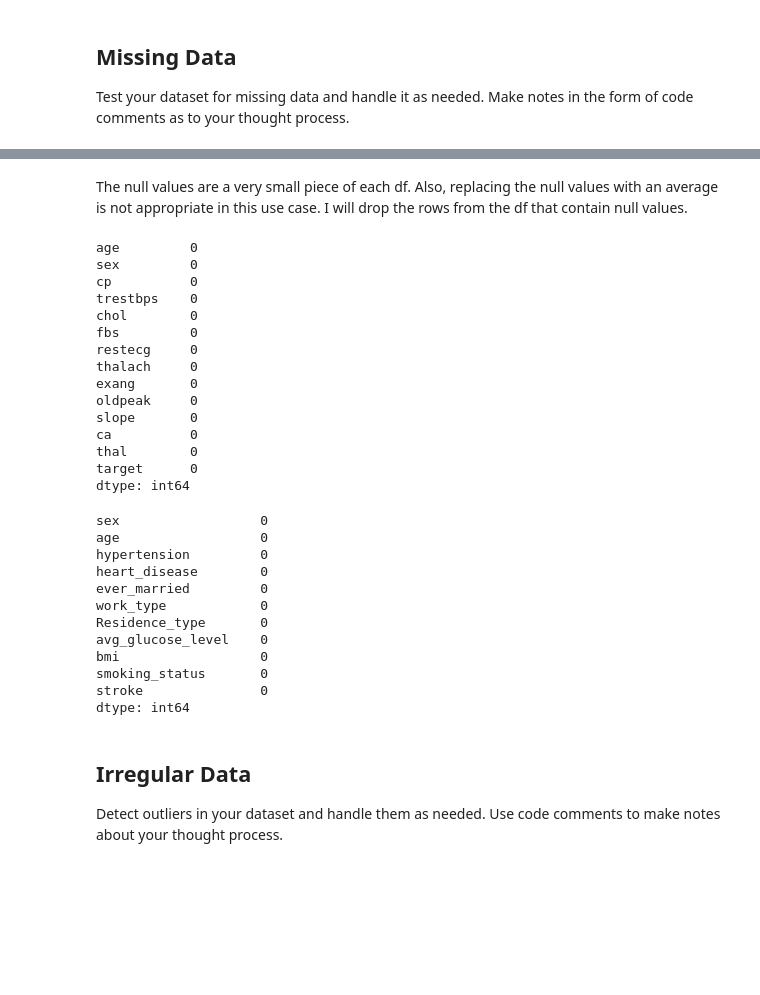
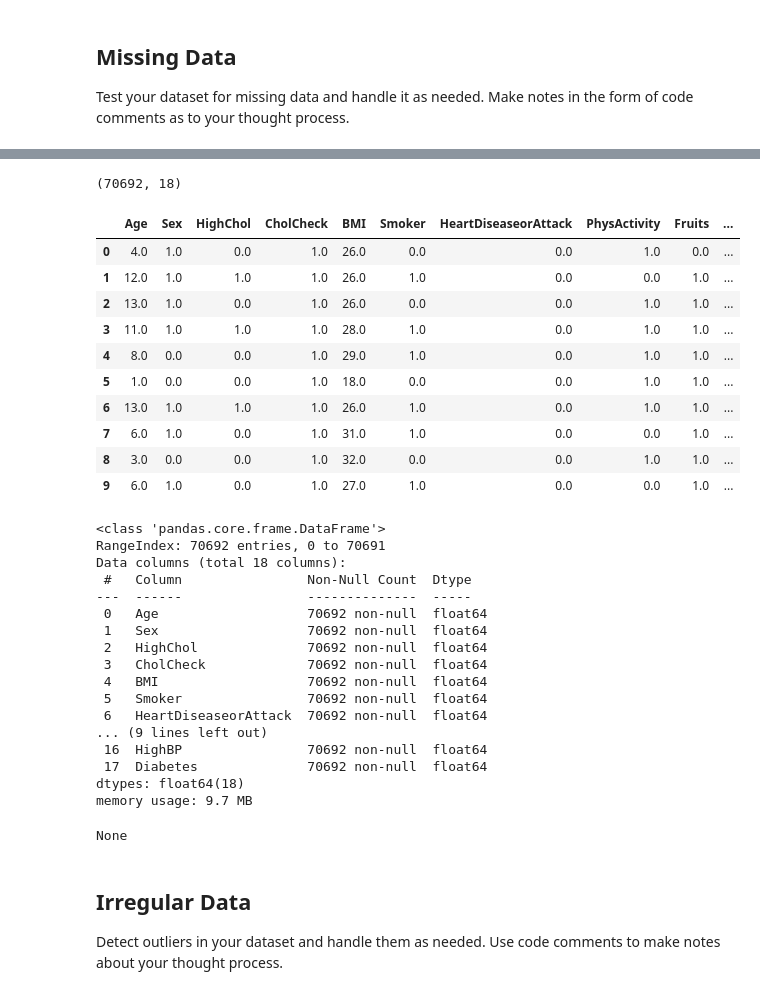
Before and after one commit to mcampbell07/cleaning-data-checkpoint, a Jupyter notebook: checkpoint-three.ipynb, the cells around one changed output, grey strips where cells are left out. Cells and saved outputs as stored; diff of their text form; code cells hidden in the pictures; blank space fills up the shorter version.

```diff
--- a/checkpoint-three.ipynb
+++ b/checkpoint-three.ipynb
@@ -83,40 +21,44 @@ dtype: int64
-# %% [markdown]
-The null values are a very small piece of each df. Also, replacing the null values with an average is not appropriate in this use case. I will drop the rows from the df that contain null values.
-# %%
-# using .dropna() to drop rows containing null values from hypertension and stroke df
-hypertension_df = hypertension_df.dropna()
-stroke_df = stroke_df.dropna()
-
-display(hypertension_df.isnull().sum())
-display(stroke_df.isnull().sum())
-# %% [output]
-age         0
-sex         0
-cp          0
-trestbps    0
-chol        0
-fbs         0
-restecg     0
-thalach     0
-exang       0
-oldpeak     0
-slope       0
-ca          0
-thal        0
-target      0
-dtype: int64
-sex                  0
-age                  0
-hypertension         0
-heart_disease        0
-ever_married         0
-work_type            0
-Residence_type       0
-avg_glucose_level    0
-bmi                  0
-smoking_status       0
-stroke               0
-dtype: int64
+# %%
+# displaying df shape and preview of dataset to remind myself of general characteristics
+display(diabetes_df.shape)
+display(diabetes_df.head(10))
+# %% [output]
+(70692, 18)
+|  | Age | Sex | HighChol | CholCheck | BMI | Smoker | HeartDiseaseorAttack | PhysActivity | Fruits | ... |
+| 0 | 4.0 | 1.0 | 0.0 | 1.0 | 26.0 | 0.0 | 0.0 | 1.0 | 0.0 | ... |
+| 1 | 12.0 | 1.0 | 1.0 | 1.0 | 26.0 | 1.0 | 0.0 | 0.0 | 1.0 | ... |
+| 2 | 13.0 | 1.0 | 0.0 | 1.0 | 26.0 | 0.0 | 0.0 | 1.0 | 1.0 | ... |
+| 3 | 11.0 | 1.0 | 1.0 | 1.0 | 28.0 | 1.0 | 0.0 | 1.0 | 1.0 | ... |
+| 4 | 8.0 | 0.0 | 0.0 | 1.0 | 29.0 | 1.0 | 0.0 | 1.0 | 1.0 | ... |
+| 5 | 1.0 | 0.0 | 0.0 | 1.0 | 18.0 | 0.0 | 0.0 | 1.0 | 1.0 | ... |
+| 6 | 13.0 | 1.0 | 1.0 | 1.0 | 26.0 | 1.0 | 0.0 | 1.0 | 1.0 | ... |
+| 7 | 6.0 | 1.0 | 0.0 | 1.0 | 31.0 | 1.0 | 0.0 | 0.0 | 1.0 | ... |
+| 8 | 3.0 | 0.0 | 0.0 | 1.0 | 32.0 | 0.0 | 0.0 | 1.0 | 1.0 | ... |
+| 9 | 6.0 | 1.0 | 0.0 | 1.0 | 27.0 | 1.0 | 0.0 | 0.0 | 1.0 | ... |
+# %%
+# using .info to display non-null count
+display(diabetes_df.info())
+
+#no null values, so I do not need to perform any cleaning related to missing data
+# %% [output]
+<class 'pandas.core.frame.DataFrame'>
+RangeIndex: 70692 entries, 0 to 70691
+Data columns (total 18 columns):
+ #   Column                Non-Null Count  Dtype
+---  ------                --------------  -----
+ 0   Age                   70692 non-null  float64
+ 1   Sex                   70692 non-null  float64
+ 2   HighChol              70692 non-null  float64
+ 3   CholCheck             70692 non-null  float64
+ 4   BMI                   70692 non-null  float64
+ 5   Smoker                70692 non-null  float64
+ 6   HeartDiseaseorAttack  70692 non-null  float64
+... (9 lines left out)
+ 16  HighBP                70692 non-null  float64
+ 17  Diabetes              70692 non-null  float64
+dtypes: float64(18)
+memory usage: 9.7 MB
+None
 # %% [markdown]
 ## Irregular Data
 
```
Also changed, not shown: parts of 14 cells of this notebook.
